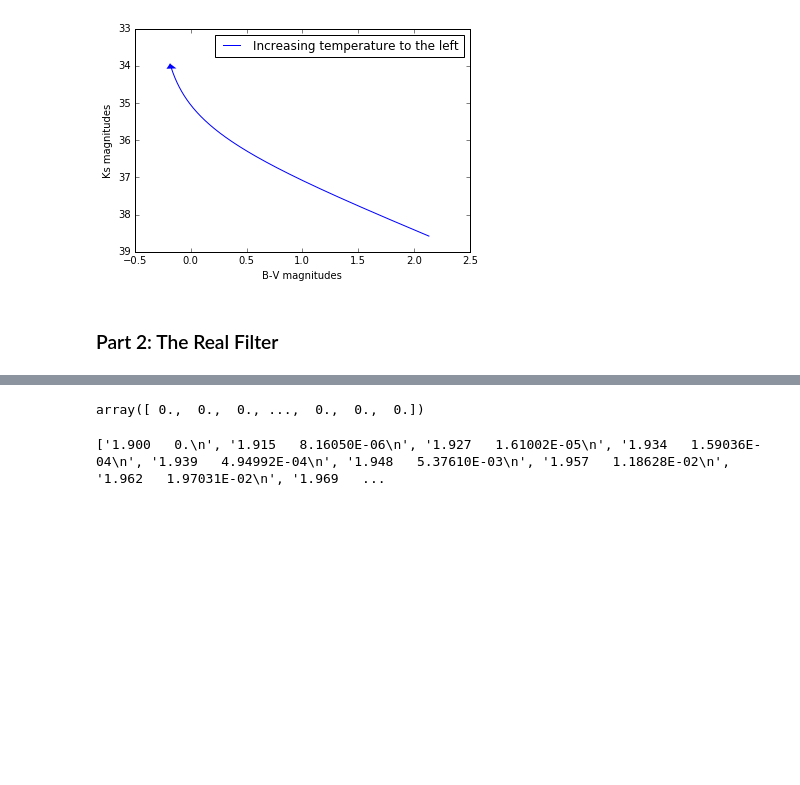
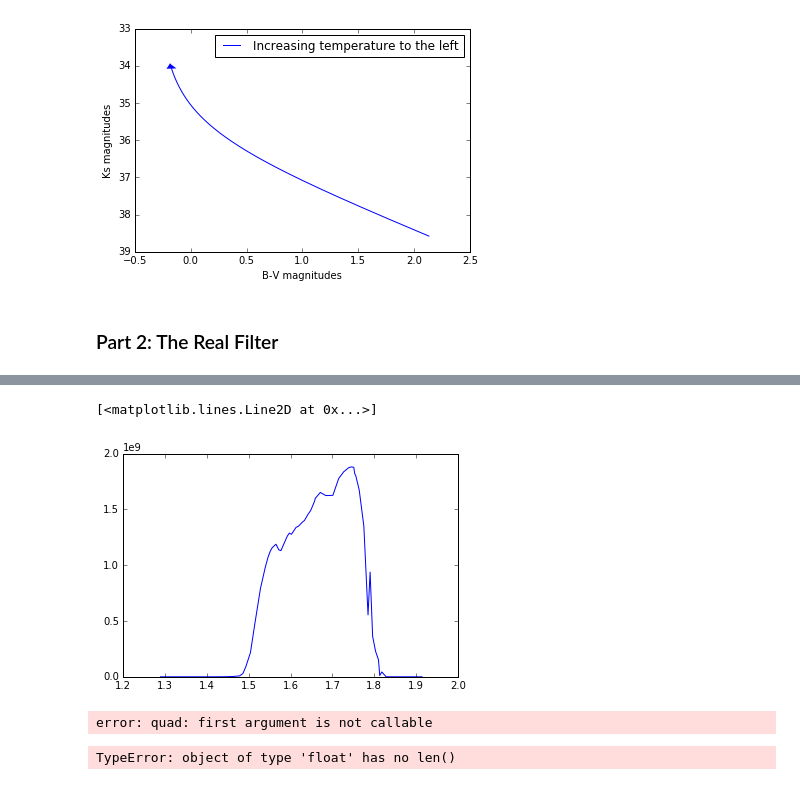
Before and after one commit to eliasog/ResearchFilters, a Jupyter notebook: Research_Filters.ipynb, the cells around one changed output, grey strips where cells are left out. Saved outputs shown, nothing was run; the diff lists cells and outputs as text; code cells hidden in the pictures; blank space fills up the shorter version.

```diff
--- a/Research_Filters.ipynb
+++ b/Research_Filters.ipynb
@@ -160,22 +205,41 @@ plt.plot(wavelengths, planck(wavelengths, 4000))
 # %%
 def planck_and_data(x, y, T):
 
     f = interpolate.interp1d(x, y)
 
     intensity_array = []
 
     for i in x:
-        intensity = (planck((i*(1e-6)), T))*f(i)
+        intensity = (planck2(i, T))*f(i)
         intensity_array = np.append(intensity_array, intensity)
 
     return intensity_array
 
-Ks = planck_and_data(Ks_wav, Ks_resp, temperatures)
-Ks
+H = planck_and_data(H_wav, H_rsr, 1000)
 
-## having issues getting a nonzero array
+## here are the two curves multiplied together for 1000 K
+
+plt.plot(H_wav, H)
 # %% [output]
-array([ 0.,  0.,  0., ...,  0.,  0.,  0.])
+[<matplotlib.lines.Line2D at 0x...>]
+[figure, added]
+# %%
+def integral(wav, p_and_d, temperatures):
+
+    a = np.amin(wav)
+    b = np.amax(wav)
+
+    for t in temperatures:
+        flux = quad(p_and_d, a, b, args=t)[0]    ## quad takes the integral from a to b, and I called the planck function because that's what we're integrating
+        flux_array = np.append(flux_array, flux)  ## this collects our flux values in an array
+
+    return flux_array
+
+H_pd = planck_and_data(H_wav, H_rsr, temperatures)
+
+H_integral = integral(H_wav, planck_and_data(H_wav, H_rsr, temperatures), temperatures)
+# %% [output]
+error: quad: first argument is not callable
 # %%
 ## define our magnitude function; this time, we're finding the area under our planck_and_data curve
 
@@ -199,14 +263,9 @@ def actual_mag(lambda_eff, halfwidth, F0, wav):        ## like I said, it takes
         magnitude_array = np.append(magnitude_array, magnitude)     ## again calculating
 
     return magnitude_array
-# %%
-## let's get data directly from the web
-
-import urllib
-
-uf = urllib.urlopen("http://www.ipac.caltech.edu/2mass/releases/allsky/doc/sec6_4a.tbl3.html")
-html = uf.readlines()[3:79]
- ## use split
-print html
-# %% [output]
-['1.900   0.\n', '1.915   8.16050E-06\n', '1.927   1.61002E-05\n', '1.934   1.59036E-04\n', '1.939   4.94992E-04\n', '1.948   5.37610E-03\n', '1.957   1.18628E-02\n', '1.962   1.97031E-02\n', '1.969   ...
+# %%
+lambda_eff, halfwidth, F0 = getfilter('H') ## calling the getfliter function to specify filter
+
+H_mag = actual_mag(lambda_eff, halfwidth, F0, H_wav, H_rsr)
+# %% [output]
+TypeError: object of type 'float' has no len()
```
Also changed, not shown: parts of 6 cells of this notebook.
